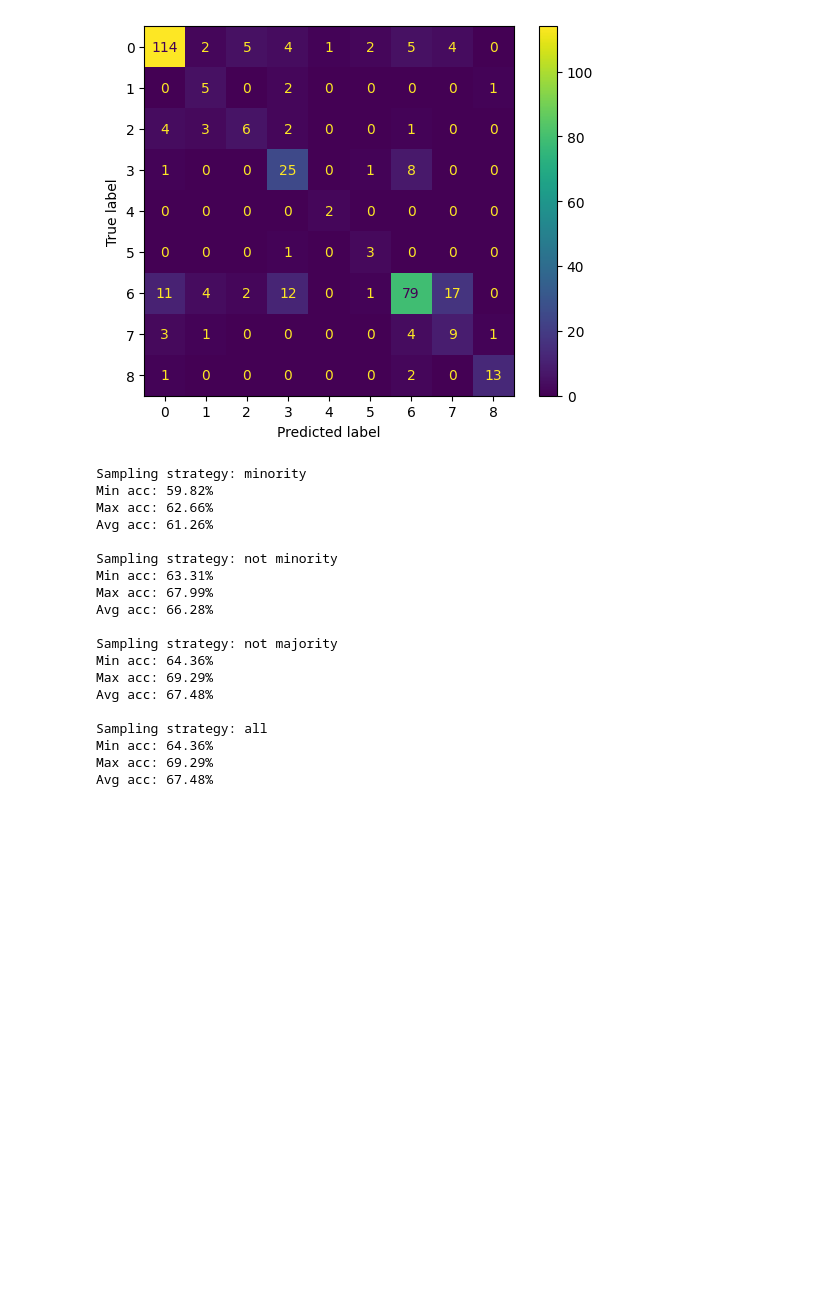
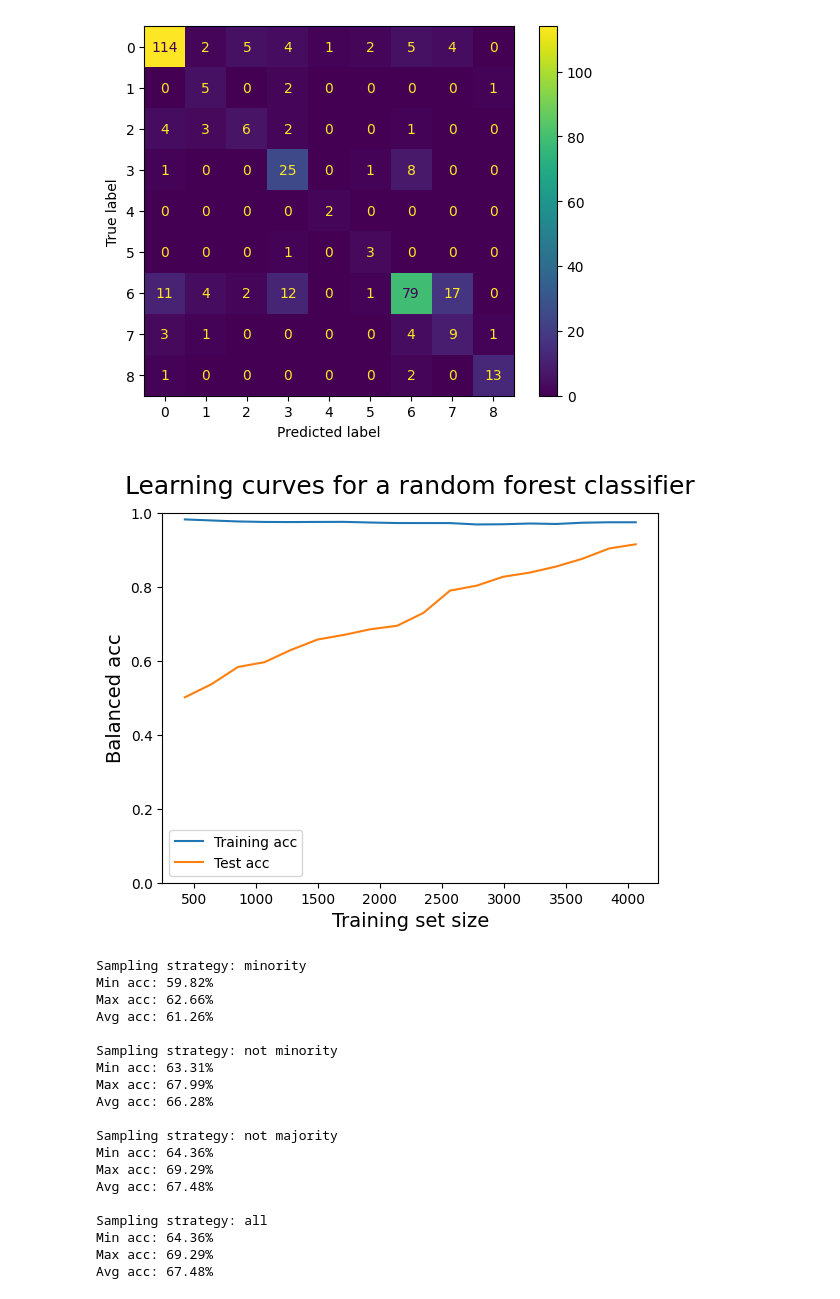
Before and after one commit to Bognanna/Molecular-Tastants, a Jupyter notebook: main.ipynb, the cells around one changed output. Saved outputs shown, nothing was run; the diff lists cells and outputs as text; code cells hidden in the pictures; blank space fills up the shorter version.

```diff
--- a/main.ipynb
+++ b/main.ipynb
@@ -235,6 +269,10 @@ Classes distribution before sampling : [(0, 594), (1, 42), (2, 53), (3, 114), (4
 Classes distribution after sampling: [(0, 594), (1, 594), (2, 594), (3, 594), (4, 594), (5, 594), (6, 594), (7, 594), (8, 594)]
 Balanced accuracy: 69.29%
 [figure]
+# %%
+show_learning_curves(X_resampled, y_resampled)
+# %% [output]
+[figure, added]
 # %%
 n_iterations = 10
 
```
Also changed, not shown: parts of 19 cells of this notebook.
